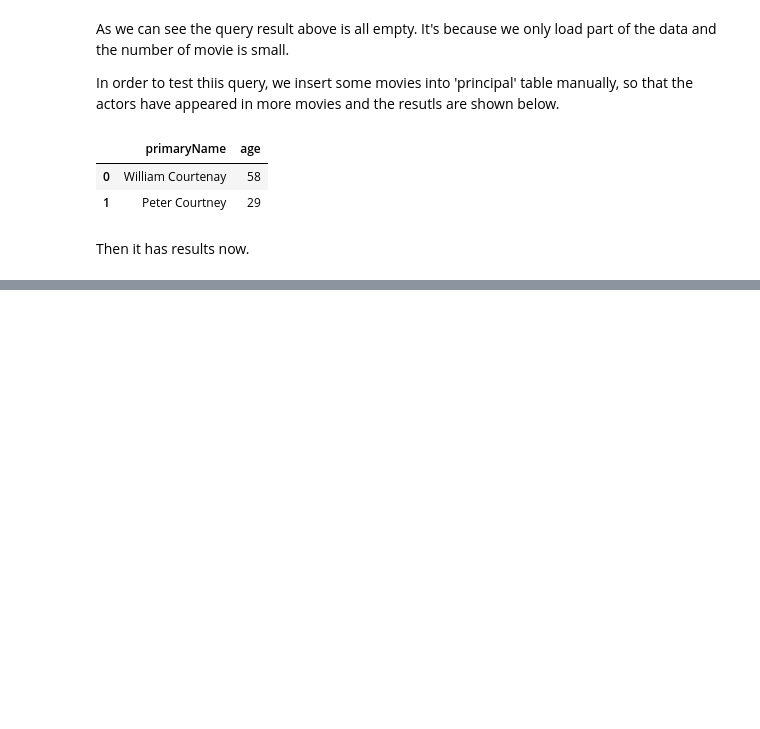
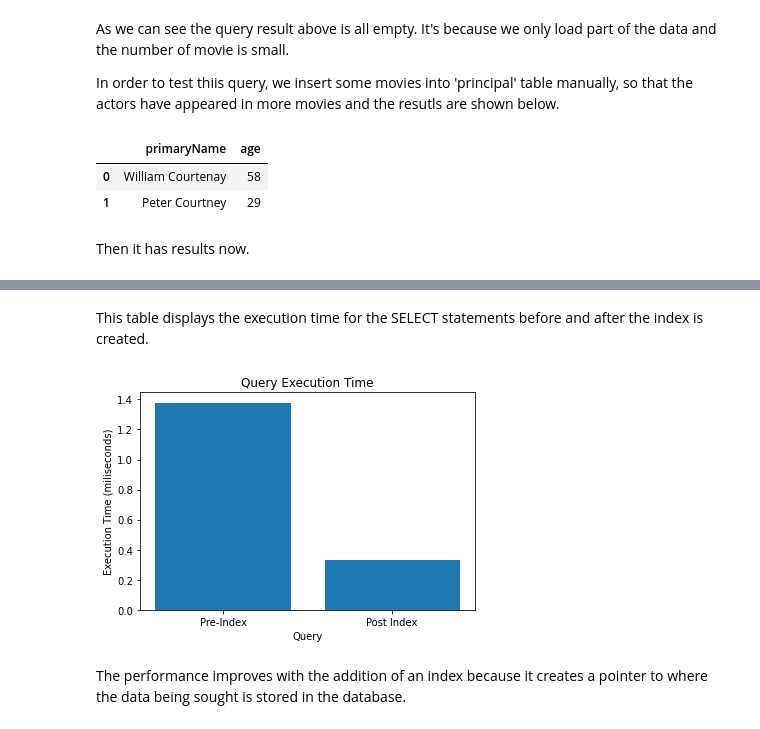
Before and after one commit to xiaohaiguicc/Practicum, a Jupyter notebook: Journaling.ipynb, the cells around one changed output, grey strips where cells are left out. Saved outputs shown, nothing was run; the diff lists cells and outputs as text; code cells hidden in the pictures; blank space fills up the shorter version.

```diff
--- a/Journaling.ipynb
+++ b/Journaling.ipynb
@@ -983,0 +1053,18 @@ Then it has results now.
+# %% [markdown]
+This table displays the execution time for the SELECT statements before and after the index is created.
+# %%
+# bar chart
+import matplotlib.pyplot as plt
+
+Query = ['Pre-Index', 'Post Index']
+Execution = [1.378, 0.329]
+
+plt.bar(Query, Execution)
+plt.title('Query Execution Time')
+plt.xlabel('Query')
+plt.ylabel('Execution Time (miliseconds)')
+plt.show()
+# %% [output]
+[figure, added]
+# %% [markdown]
+The performance improves with the addition of an index because it creates a pointer to where the data being sought is stored in the database.
```
Also changed, not shown: parts of 13 cells of this notebook.
